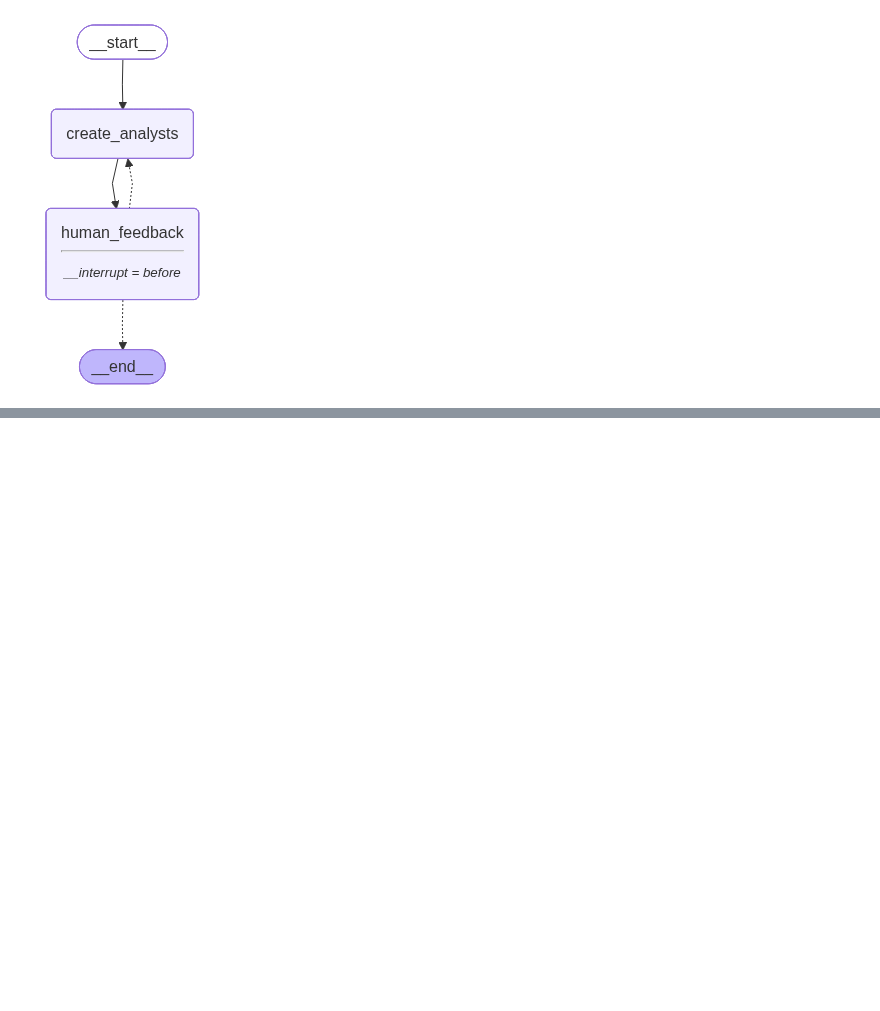
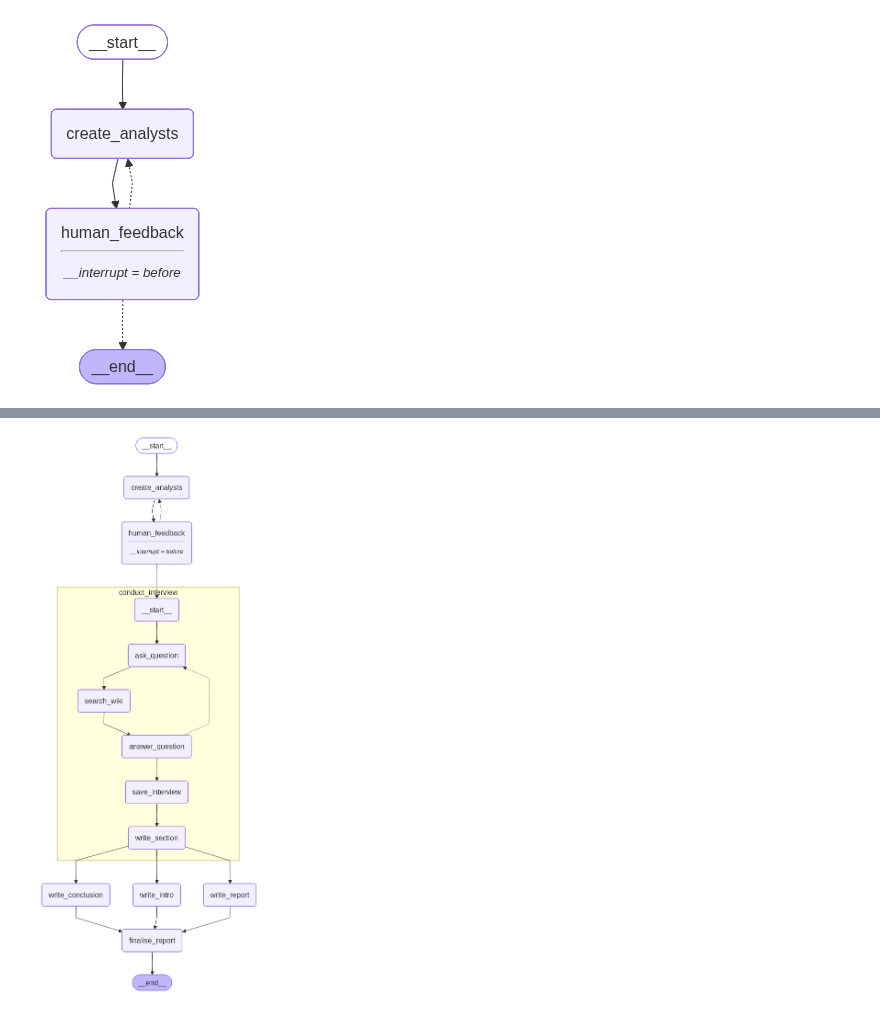
Before and after one commit to minimartzz/learning, a Jupyter notebook: agents/langgraph/04_building_assistant.ipynb, the cells around one changed output, grey strips where cells are left out. Drawn from its saved outputs; the diff is of its cells as text; code cells hidden in the pictures; blank space fills up the shorter version.

```diff
--- a/agents/langgraph/04_building_assistant.ipynb
+++ b/agents/langgraph/04_building_assistant.ipynb
@@ -635,0 +676,4 @@ display(Image(graph.get_graph(xray=1).draw_mermaid_png()))
+# %%
+# Look at the next state node
+state = graph.get_state(thread)
+state.next
@@ -635,0 +1049,14 @@ display(Image(graph.get_graph(xray=1).draw_mermaid_png()))
+# %%
+def initiate_all_interviews(state: ResearchGraphState):
+    """Send all personas with questions to conduct interview sub-graphs"""
+    human_analyst_feedback = state['human_analyst_feedback']
+    if human_analyst_feedback:
+        return "create_analysts"
+    else:
+        topic = state['topic']
+        return [Send("conduct_interview", {
+            "analyst": analyst[0],
+            "messages": [
+                HumanMessage(f"You said you were writing an article on {topic}?")
+            ],
+        }) for analyst in state['analysts']]
@@ -635,0 +1198,32 @@ display(Image(graph.get_graph(xray=1).draw_mermaid_png()))
+# %%
+# Build the complete graph
+builder = StateGraph(ResearchGraphState)
+builder.add_node("create_analysts", create_analysts)
+builder.add_node("human_feedback", human_feedback)
+builder.add_node("conduct_interview", interview_builder.compile())
+builder.add_node("write_report", write_report)
+builder.add_node("write_intro", write_introduction)
+builder.add_node("write_conclusion", write_conclusion)
+builder.add_node("finalise_report", finalise_report)
+
+builder.add_edge(START, "create_analysts")
+builder.add_edge("create_analysts", "human_feedback")
+builder.add_conditional_edges(
+    "human_feedback",
+    initiate_all_interviews,
+    ["create_analysts", "conduct_interview"]
+)
+builder.add_edge("conduct_interview", "write_report")
+builder.add_edge("conduct_interview", "write_intro")
+builder.add_edge("conduct_interview", "write_conclusion")
+builder.add_edge(
+    ["write_report", "write_intro", "write_conclusion"],
+    "finalise_report"
+)
+builder.add_edge("finalise_report", END)
+
+memory = InMemorySaver()
+graph = builder.compile(checkpointer=memory, interrupt_before=['human_feedback'])
+display(Image(graph.get_graph(xray=1).draw_mermaid_png()))
+# %% [output]
+[figure, added]
```
Also changed, not shown: parts of 35 cells of this notebook, 2 other files.
